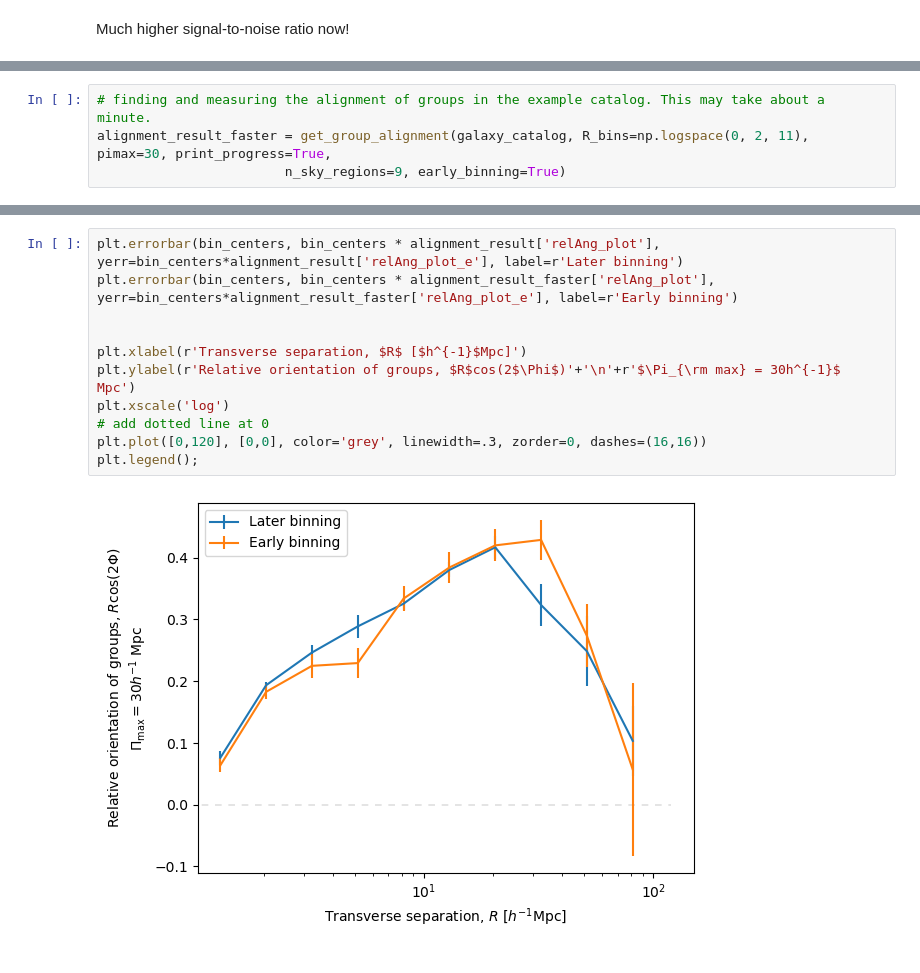
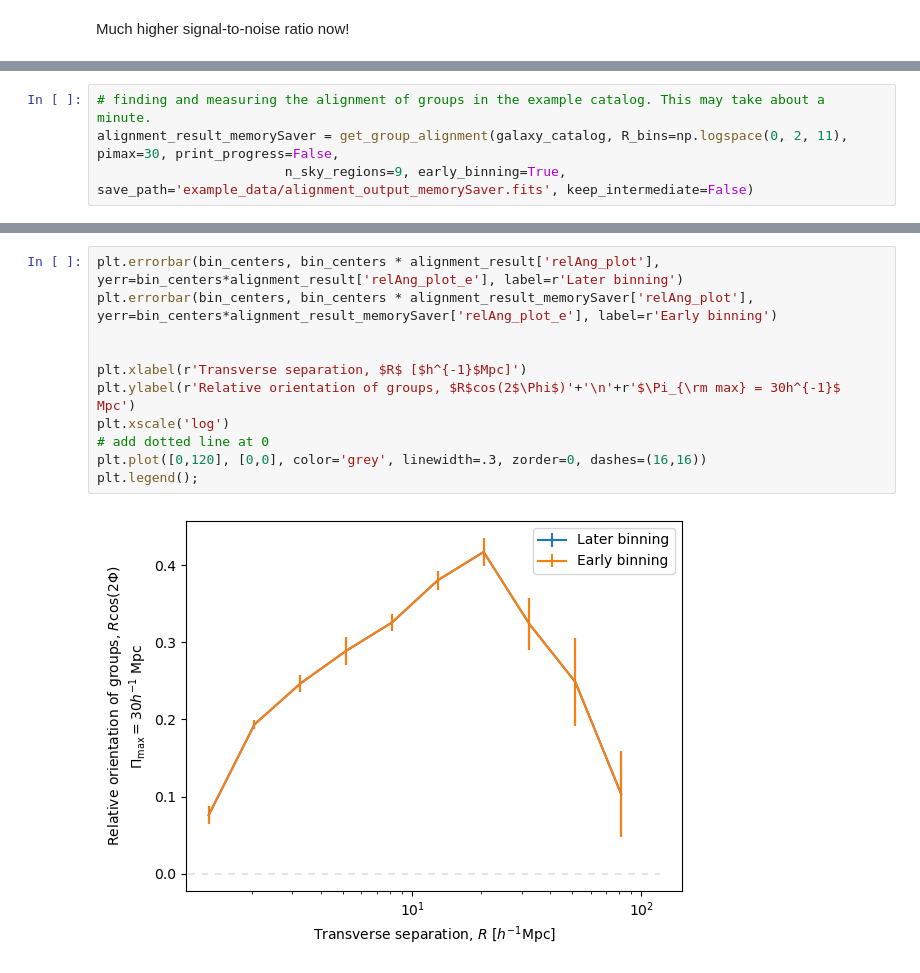
Before and after one commit to cmlamman/spec-IA, a Jupyter notebook: basic_group_alignment.ipynb, the cells around one changed output, grey strips where cells are left out. Saved outputs shown, nothing was run; the diff lists cells and outputs as text.

Commit message:
improved memory usage with in-place operations and batch processing

```diff
--- a/basic_group_alignment.ipynb
+++ b/basic_group_alignment.ipynb
@@ -149,6 +187,6 @@ When the galaxy sample is very dense (i.e. DESI BGS), the default way of finding
 Even this version may not be enough for large data sets, but an additional option is to run the code in smaller batches by using both early binning and more sky regions.
 # %%
 # finding and measuring the alignment of groups in the example catalog. This may take about a minute.
-alignment_result_faster = get_group_alignment(galaxy_catalog, R_bins=np.logspace(0, 2, 11), pimax=30, print_progress=True,
-                        n_sky_regions=9, early_binning=True)
+alignment_result_memorySaver = get_group_alignment(galaxy_catalog, R_bins=np.logspace(0, 2, 11), pimax=30, print_progress=False,
+                        n_sky_regions=9, early_binning=True, save_path='example_data/alignment_output_memorySaver.fits', keep_intermediate=False)
 # %% [output]
@@ -157,13 +227,13 @@ Measuring alignment
 # %%
 plt.errorbar(bin_centers, bin_centers * alignment_result['relAng_plot'], yerr=bin_centers*alignment_result['relAng_plot_e'], label=r'Later binning')
-plt.errorbar(bin_centers, bin_centers * alignment_result_faster['relAng_plot'], yerr=bin_centers*alignment_result_faster['relAng_plot_e'], label=r'Early binning')
+plt.errorbar(bin_centers, bin_centers * alignment_result_memorySaver['relAng_plot'], yerr=bin_centers*alignment_result_memorySaver['relAng_plot_e'], label=r'Early binning')
 
 
 plt.xlabel(r'Transverse separation, $R$ [$h^{-1}$Mpc]')
 plt.ylabel(r'Relative orientation of groups, $R$cos(2$\Phi$)'+'\n'+r'$\Pi_{\rm max} = 30h^{-1}$ Mpc')
 plt.xscale('log')
 # add dotted line at 0
 plt.plot([0,120], [0,0], color='grey', linewidth=.3, zorder=0, dashes=(16,16))
 plt.legend();
 # %% [output]
-[figure, old version]
+[figure, new version]
```
Also changed, not shown: parts of 8 cells of this notebook, 6 other files.
